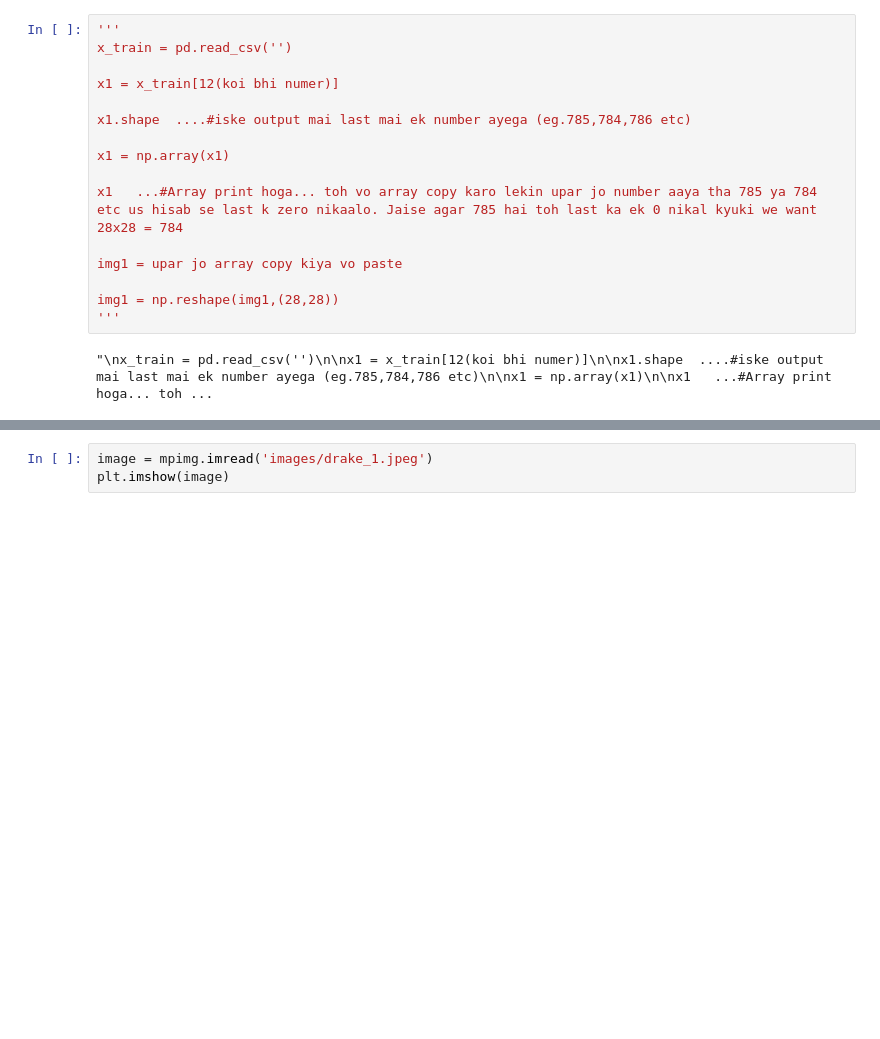
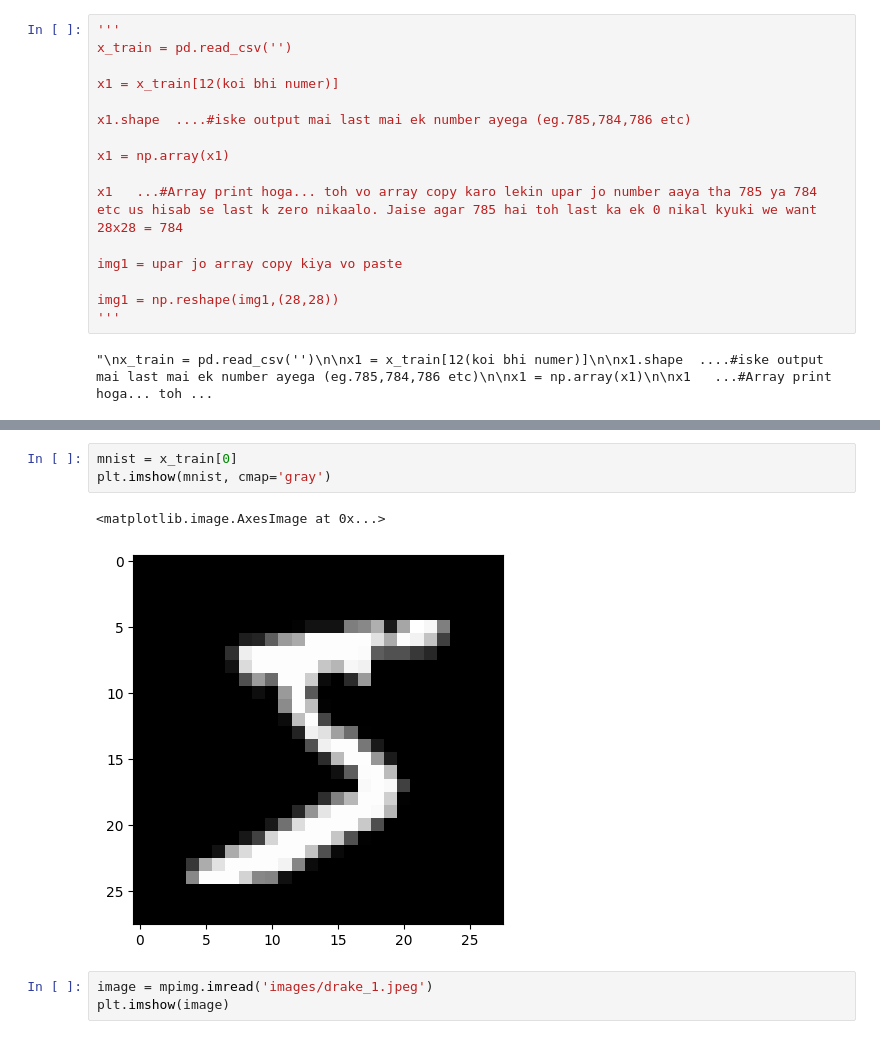
Before and after one commit to yashyaks/ImageProcessing_ComputerVision, a Jupyter notebook: qwerty.ipynb, the cells around one changed output, grey strips where cells are left out. Drawn from its saved outputs; the diff is of its cells as text; blank space fills up the shorter version.

```diff
--- a/qwerty.ipynb
+++ b/qwerty.ipynb
@@ -33,3 +40,9 @@ WARNING:tensorflow:From c:\Users\Yash Thakar\PROGRAMMING\ImageProcessing_Compute
+# %%
+mnist = x_train[0]
+plt.imshow(mnist, cmap='gray')
+# %% [output]
+<matplotlib.image.AxesImage at 0x...>
+[figure, added]
 # %%
 image = mpimg.imread('images/drake_1.jpeg')
 plt.imshow(image)
```
Also changed, not shown: parts of 23 cells of this notebook.
